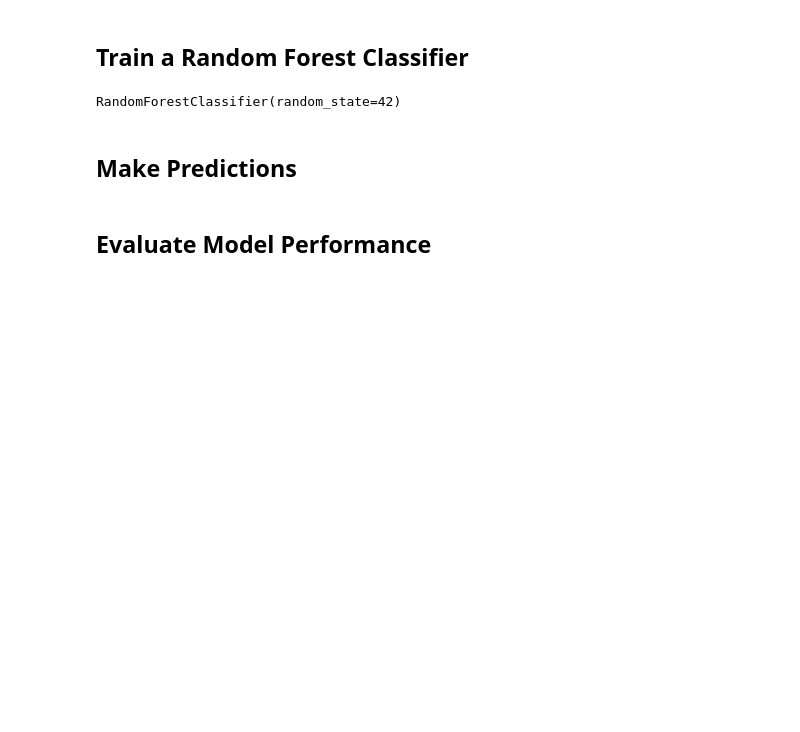
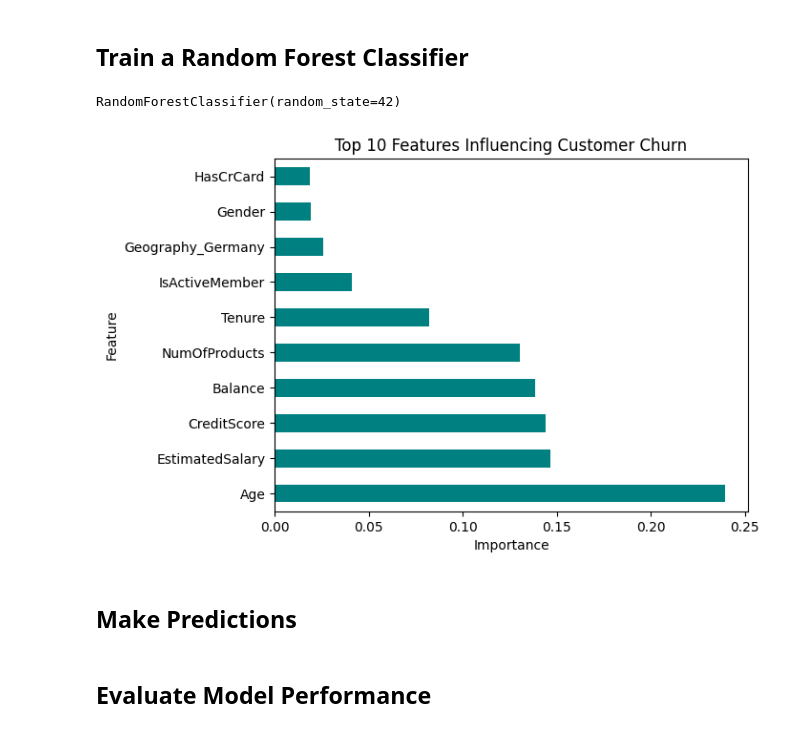
Before and after one commit to Rana4682/Data-Science-Analytics-Developers_Hub_Project, a Jupyter notebook: Task_3_.ipynb, the cells around one changed output. Saved outputs shown, nothing was run; the diff lists cells and outputs as text; code cells hidden in the pictures; blank space fills up the shorter version.

```diff
--- a/Task_3_.ipynb
+++ b/Task_3_.ipynb
@@ -12,7 +12,7 @@ from sklearn.preprocessing import LabelEncoder
 from sklearn.ensemble import RandomForestClassifier
 from sklearn.metrics import classification_report, confusion_matrix, accuracy_score
 # %%
-df = pd.read_csv('/content/Churn_Modelling (1).csv')
+df = pd.read_csv('/content/Churn_Modelling.csv')
 df.head()
 # %% [output]
 |  | RowNumber | CustomerId | Surname | CreditScore | Geography | Gender | Age | Tenure | Balance | ... |
@@ -97,6 +97,18 @@ model = RandomForestClassifier(random_state=42)
 model.fit(X_train, y_train)
 # %% [output]
 RandomForestClassifier(random_state=42)
+# %%
+# Feature Importance (Decision Tree or Random Forest)
+
+
+feature_importance = pd.Series(model.feature_importances_, index=X.columns)
+feature_importance.nlargest(10).plot(kind='barh', color='teal')
+plt.title("Top 10 Features Influencing Customer Churn")
+plt.xlabel("Importance")
+plt.ylabel("Feature")
+plt.show()
+# %% [output]
+[figure, added]
 # %% [markdown]
 ## **Make Predictions**
 # %%
```
Also changed, not shown: parts of 1 cell of this notebook, 1 other file.
